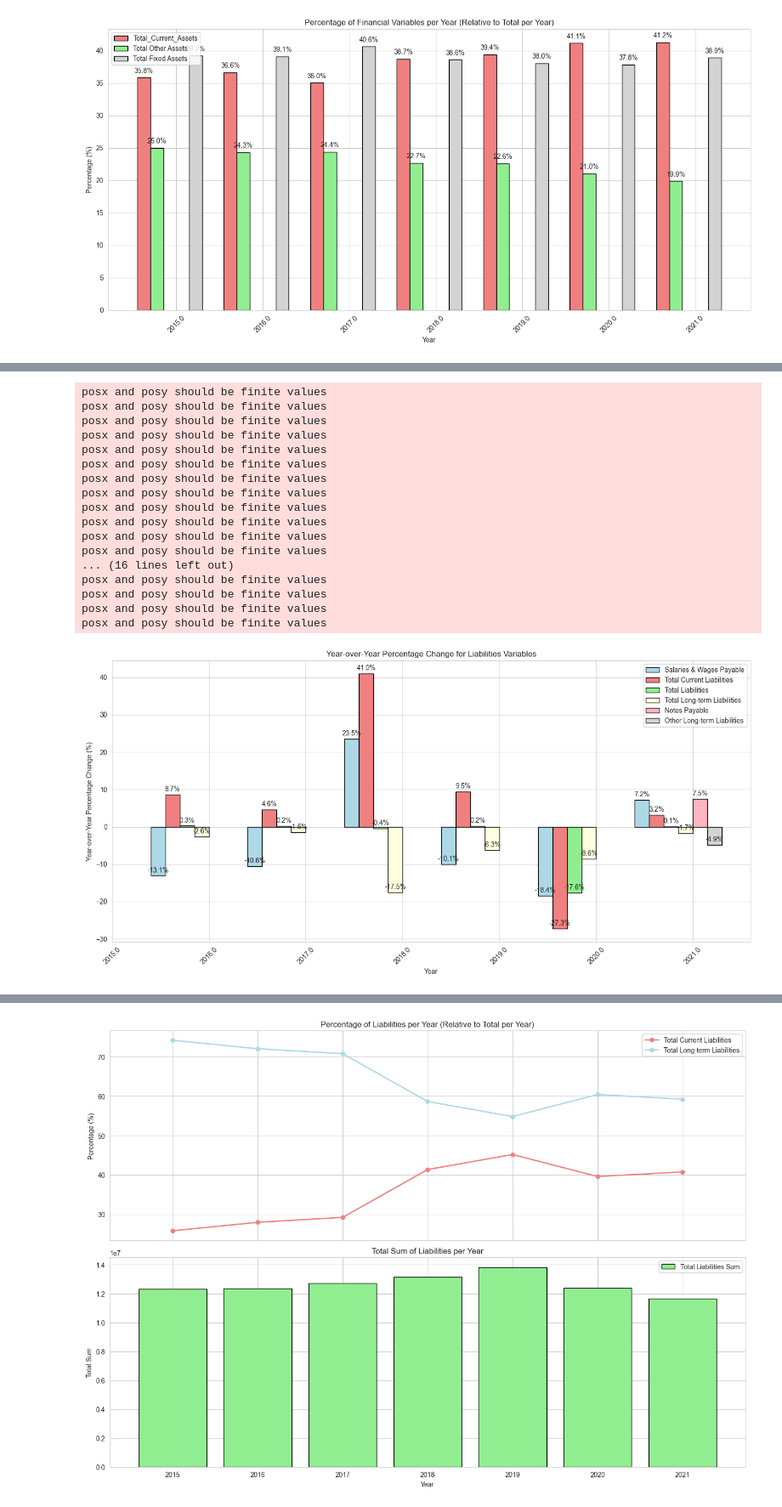
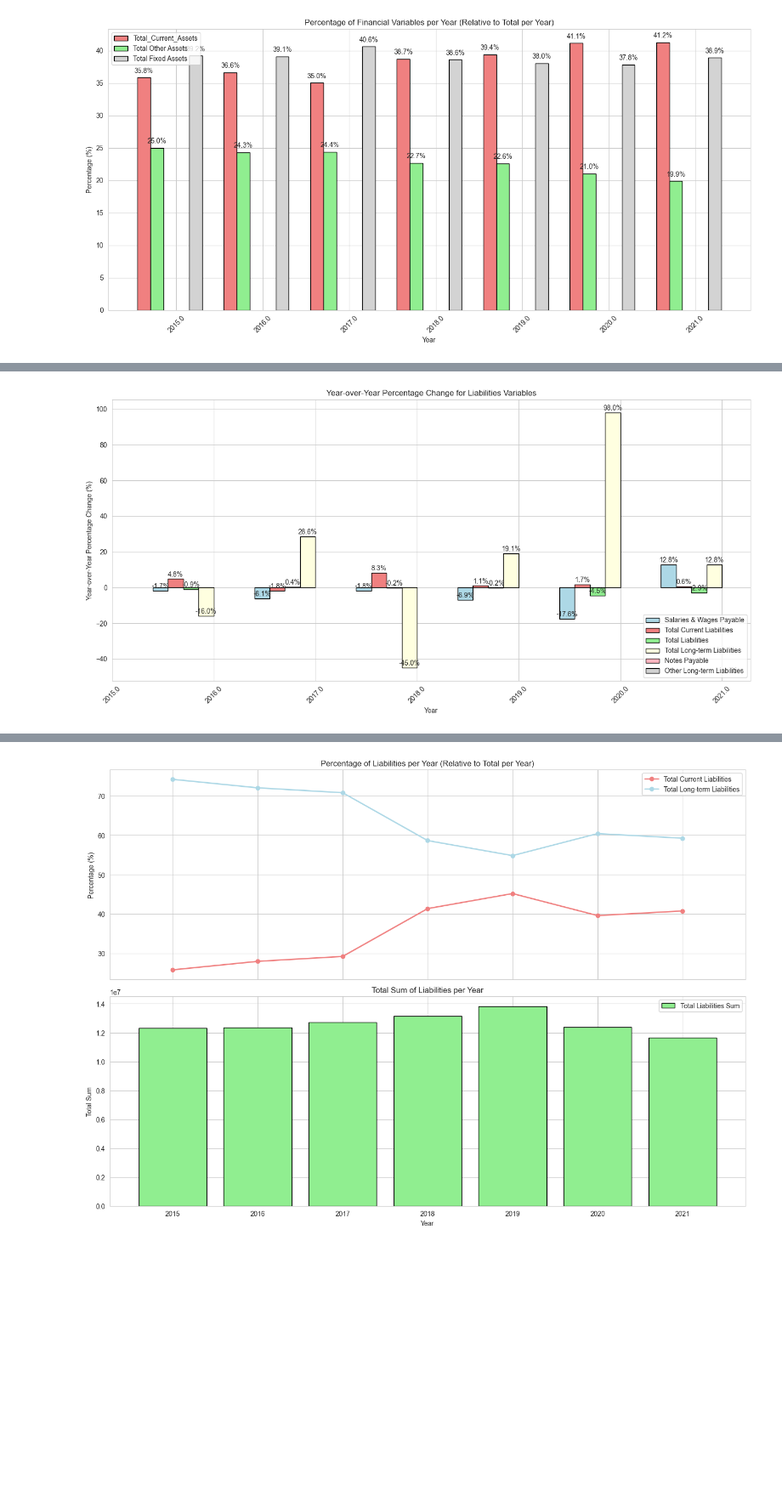
Before and after one commit to lhperreault/Invest_in_retirement_homes-, a Jupyter notebook: Data_Summaries_Cost.ipynb, the cells around one changed output, grey strips where cells are left out. Shown at 85% size. Cells and saved outputs as stored; diff of their text form; code cells hidden in the pictures; blank space fills up the shorter version.

```diff
--- a/Data_Summaries_Cost.ipynb
+++ b/Data_Summaries_Cost.ipynb
@@ -1141,0 +1194,15 @@ plt.show()
+# %%
+# Set style
+sns.set_style("whitegrid")
+
+# Plot histogram
+plt.figure(figsize=(10, 6))
+sns.histplot(add['Admission_Discharge_Difference'], bins=30, kde=True, color='royalblue')
+
+# Labels and title
+plt.xlabel('Admission_Discharge_Difference', fontsize=12)
+plt.ylabel('Frequency', fontsize=12)
+plt.title('Distribution of Admission_Discharge_Difference', fontsize=14)
+
+# Show plot
+plt.show()
@@ -1384,7 +1463,7 @@ plt.show()
 # Compute the average for the specified variables per year
 variables_of_interest = ['Gross_Revenue', 'Total_Assets', 'Total_other_Assets',
                          'Buildings', 'Accounts_Receivable', 'Total_fixed_Assets', 'Fixed_equipment']
-average_values = df.groupby('Year')[variables_of_interest].mean()
+average_values = df.groupby('Year')[variables_of_interest].median()
 
 # Compute the total sum per year
 total_per_year = average_values.sum(axis=1)
@@ -1445,0 +1599,15 @@ posx and posy should be finite values
+# %%
+# Set style
+sns.set_style("whitegrid")
+
+# Plot histogram
+plt.figure(figsize=(10, 6))
+sns.histplot(add['Total_other_Assets'], bins=30, kde=True, color='royalblue')
+
+# Labels and title
+plt.xlabel('Total_other_Assets', fontsize=12)
+plt.ylabel('Frequency', fontsize=12)
+plt.title('Distribution of Total_other_Assets', fontsize=14)
+
+# Show plot
+plt.show()
@@ -1495,8 +1653,8 @@ posx and posy should be finite values
 # %%
 # Compute the average for the specified variables per year
-variables_of_interest = ['Salaries_wages_and_fees_payable', 'Total_current_liabilities', 'Total_liabilities',
+variables_of_interest = ['Salaries_wages_and_fees_payable', 'Total_current_liabilities', 'Total_liabilities', 'Other_current_liabilities',
                          'Total_long_term_liabilities', 'Notes_Payable', 'Other_long_term_liabilities']
-average_values = df.groupby('Year')[variables_of_interest].mean()
+average_values = df.groupby('Year')[variables_of_interest].median()
 
 # Compute the total sum per year
 total_per_year = average_values.sum(axis=1)
@@ -1512,48 +1670,31 @@ plt.figure(figsize=(14, 7))
 
 # Set the positions of the bars
 bar_width = 0.15
 index = range(len(percentage_change))
 
 # Plot each variable per year
 bars = []
 bars.append(plt.bar(index, percentage_change['Salaries_wages_and_fees_payable'], bar_width, label='Salaries & Wages Payable', color='lightblue', edgecolor='black'))
 bars.append(plt.bar([i + bar_width for i in index], percentage_change['Total_current_liabilities'], bar_width, label='Total Current Liabilities', color='lightcoral', edgecolor='black'))
 bars.append(plt.bar([i + 2*bar_width for i in index], percentage_change['Total_liabilities'], bar_width, label='Total Liabilities', color='lightgreen', edgecolor='black'))
 bars.append(plt.bar([i + 3*bar_width for i in index], percentage_change['Total_long_term_liabilities'], bar_width, label='Total Long-term Liabilities', color='lightyellow', edgecolor='black'))
 bars.append(plt.bar([i + 4*bar_width for i in index], percentage_change['Notes_Payable'], bar_width, label='Notes Payable', color='lightpink', edgecolor='black'))
 bars.append(plt.bar([i + 5*bar_width for i in index], percentage_change['Other_long_term_liabilities'], bar_width, label='Other Long-term Liabilities', color='lightgray', edgecolor='black'))
 
 # Annotate percentages on each bar
 for bar_group in bars:
     for bar in bar_group:
         height = bar.get_height()
         plt.text(bar.get_x() + bar.get_width() / 2, height + 0.5, f'{height:.1f}%', ha='center', va='bottom')
 
 # Customize the chart
 plt.xlabel("Year")
 plt.ylabel("Year-over-Year Percentage Change (%)")
 plt.title("Year-over-Year Percentage Change for Liabilities Variables")
 plt.xticks([i + 3.5*bar_width for i in index], percentage_change.index, rotation=45)  # Position x-ticks at center of grouped bars
 plt.legend()
 
 plt.tight_layout()
 plt.show()
 # %% [output]
-posx and posy should be finite values
-posx and posy should be finite values
-posx and posy should be finite values
-posx and posy should be finite values
-posx and posy should be finite values
-posx and posy should be finite values
-posx and posy should be finite values
-posx and posy should be finite values
-posx and posy should be finite values
-posx and posy should be finite values
-posx and posy should be finite values
-posx and posy should be finite values
-... (16 lines left out)
-posx and posy should be finite values
-posx and posy should be finite values
-posx and posy should be finite values
-posx and posy should be finite values
-[figure, old version]
+[figure, new version]
```
Also changed, not shown: parts of 51 cells of this notebook.
